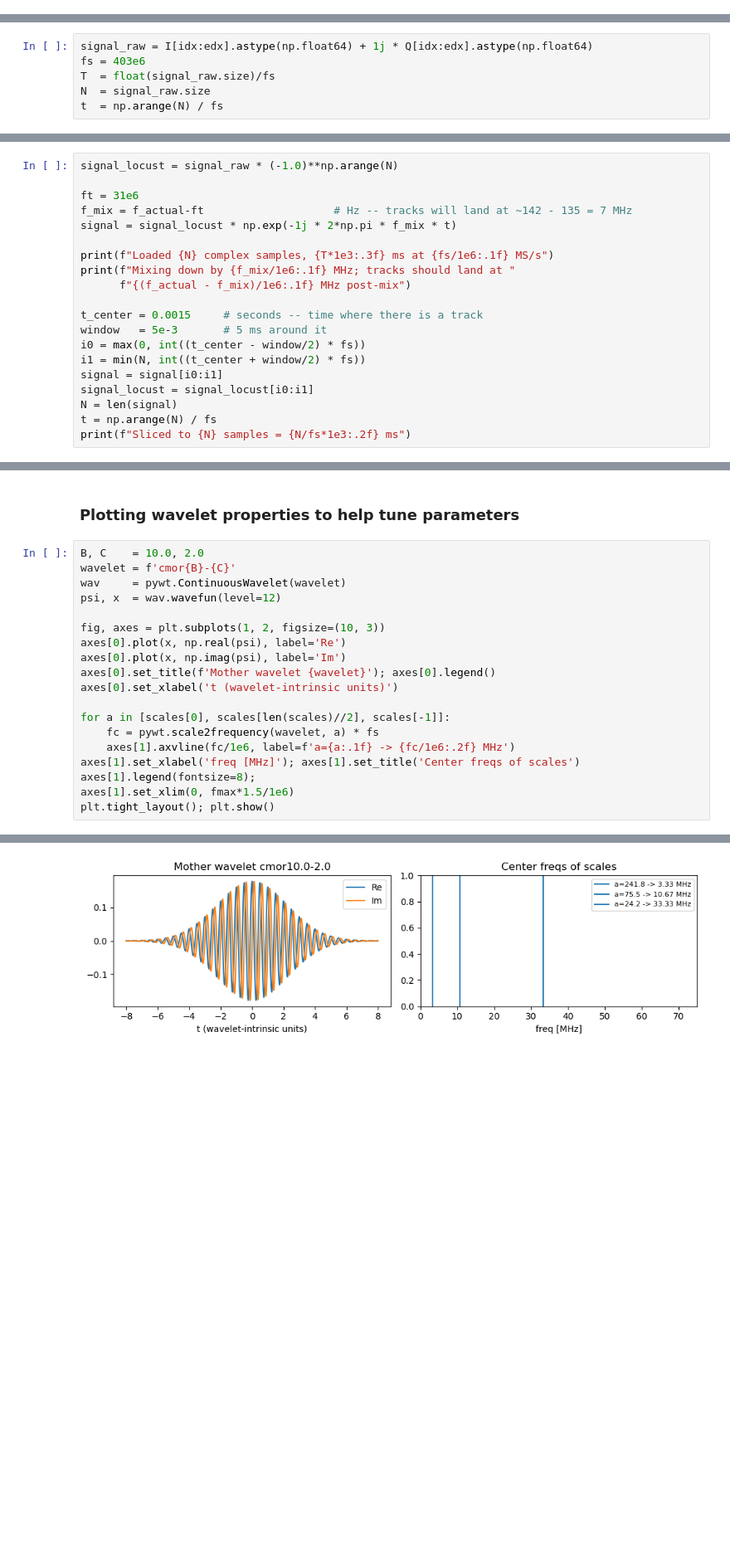
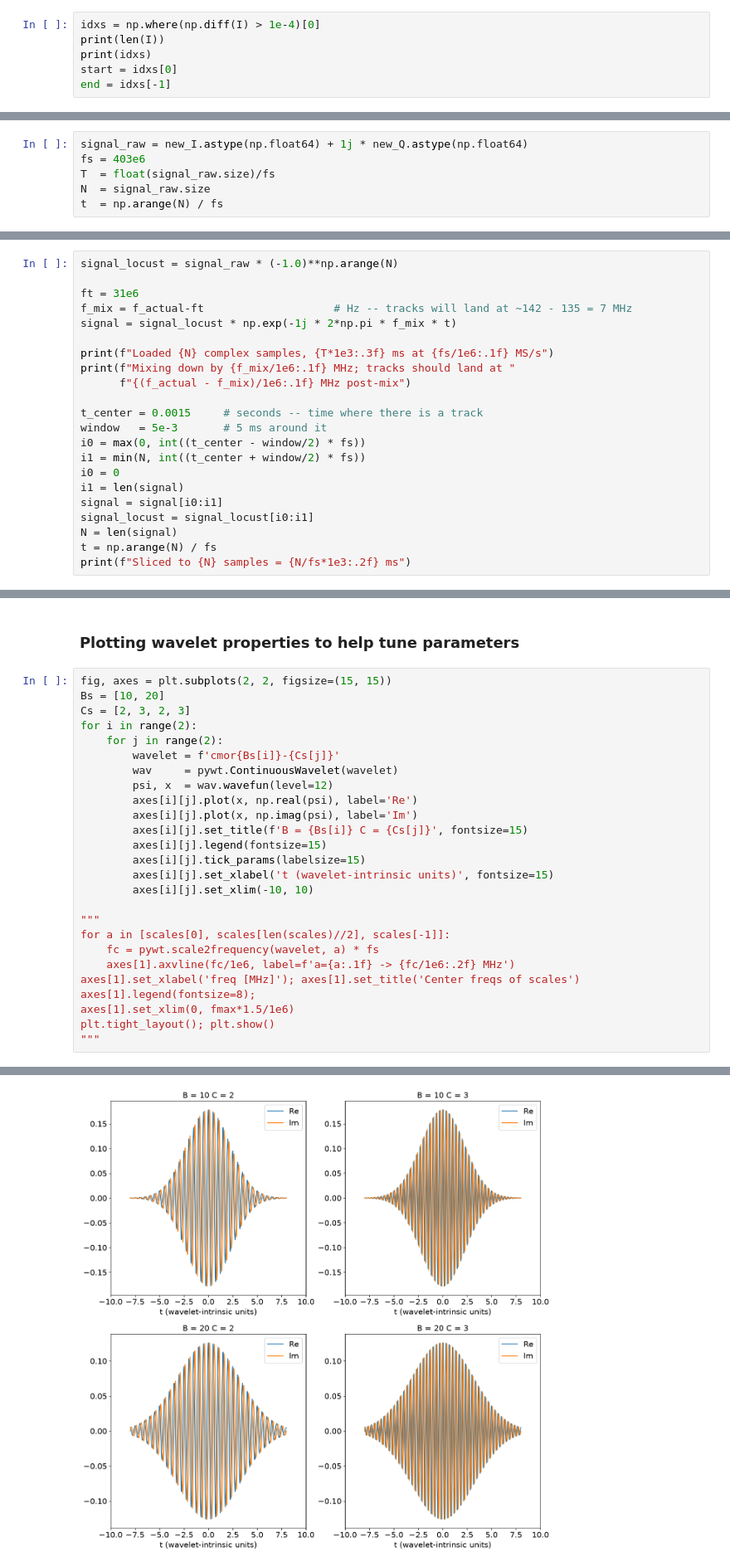
Before and after one commit to surukuchi-lab/project8-wavelet, a Jupyter notebook: Wavelet.ipynb, the cells around one changed output, grey strips where cells are left out. Shown at 83% size. Saved outputs shown, nothing was run; the diff lists cells and outputs as text; blank space fills up the shorter version.

```diff
--- a/Wavelet.ipynb
+++ b/Wavelet.ipynb
@@ -399,0 +447,6 @@ Q = np.load("data/Q_10.npy")
+# %%
+idxs = np.where(np.diff(I) > 1e-4)[0]
+print(len(I))
+print(idxs)
+start = idxs[0]
+end = idxs[-1]
@@ -416,7 +499,7 @@ print(idx, edx)
 # %% [markdown]
 ### Signal parameters
 # %%
-signal_raw = I[idx:edx].astype(np.float64) + 1j * Q[idx:edx].astype(np.float64)
+signal_raw = new_I.astype(np.float64) + 1j * new_Q.astype(np.float64)
 fs = 403e6
 T  = float(signal_raw.size)/fs
 N  = signal_raw.size
@@ -438,6 +521,8 @@ t_center = 0.0015     # seconds -- time where there is a track
 window   = 5e-3       # 5 ms around it
 i0 = max(0, int((t_center - window/2) * fs))
 i1 = min(N, int((t_center + window/2) * fs))
+i0 = 0
+i1 = len(signal)
 signal = signal[i0:i1]
 signal_locust = signal_locust[i0:i1]
 N = len(signal)
@@ -730,17 +856,23 @@ Predicted Widths in Order: [2.14796891e-06 1.88534052e-06 1.89239054e-06]
 # %% [markdown]
 ### Plotting wavelet properties to help tune parameters
 # %%
-B, C    = 10.0, 2.0
-wavelet = f'cmor{B}-{C}'
-wav     = pywt.ContinuousWavelet(wavelet)
-psi, x  = wav.wavefun(level=12)
+fig, axes = plt.subplots(2, 2, figsize=(15, 15))
+Bs = [10, 20]
+Cs = [2, 3, 2, 3]
+for i in range(2):
+    for j in range(2):
+        wavelet = f'cmor{Bs[i]}-{Cs[j]}'
+        wav     = pywt.ContinuousWavelet(wavelet)
+        psi, x  = wav.wavefun(level=12)
+        axes[i][j].plot(x, np.real(psi), label='Re')
+        axes[i][j].plot(x, np.imag(psi), label='Im')
+        axes[i][j].set_title(f'B = {Bs[i]} C = {Cs[j]}', fontsize=15)
+        axes[i][j].legend(fontsize=15)
+        axes[i][j].tick_params(labelsize=15)
+        axes[i][j].set_xlabel('t (wavelet-intrinsic units)', fontsize=15)
+        axes[i][j].set_xlim(-10, 10)
 
-fig, axes = plt.subplots(1, 2, figsize=(10, 3))
-axes[0].plot(x, np.real(psi), label='Re')
-axes[0].plot(x, np.imag(psi), label='Im')
-axes[0].set_title(f'Mother wavelet {wavelet}'); axes[0].legend()
-axes[0].set_xlabel('t (wavelet-intrinsic units)')
-
+"""
 for a in [scales[0], scales[len(scales)//2], scales[-1]]:
     fc = pywt.scale2frequency(wavelet, a) * fs
     axes[1].axvline(fc/1e6, label=f'a={a:.1f} -> {fc/1e6:.2f} MHz')
@@ -748,4 +880,5 @@ axes[1].set_xlabel('freq [MHz]'); axes[1].set_title('Center freqs of scales')
 axes[1].legend(fontsize=8);
 axes[1].set_xlim(0, fmax*1.5/1e6)
 plt.tight_layout(); plt.show()
+"""
 # %% [output]
@@ -752 +886 @@ plt.tight_layout(); plt.show()
-[figure, old version]
+[figure, new version]
```
Also changed, not shown: parts of 23 cells of this notebook, 2 other files.
